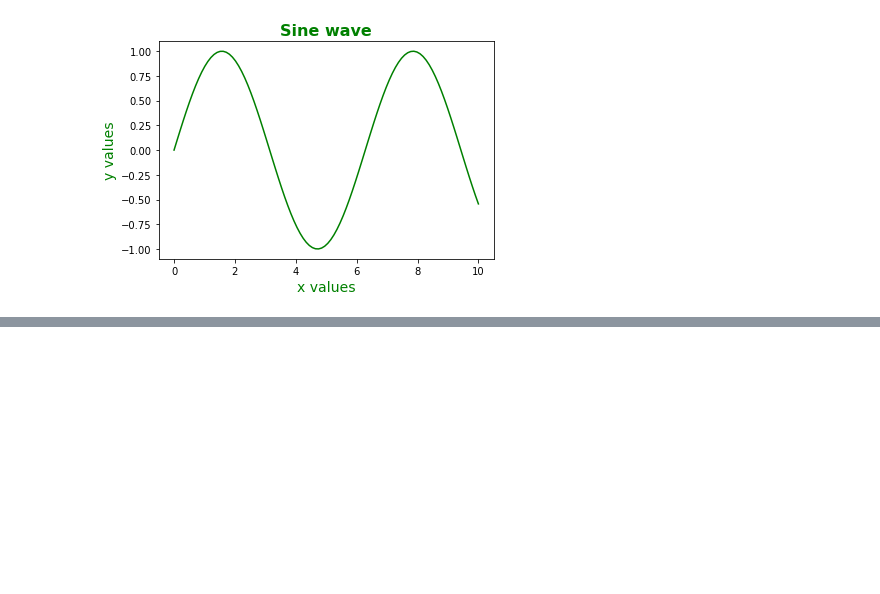
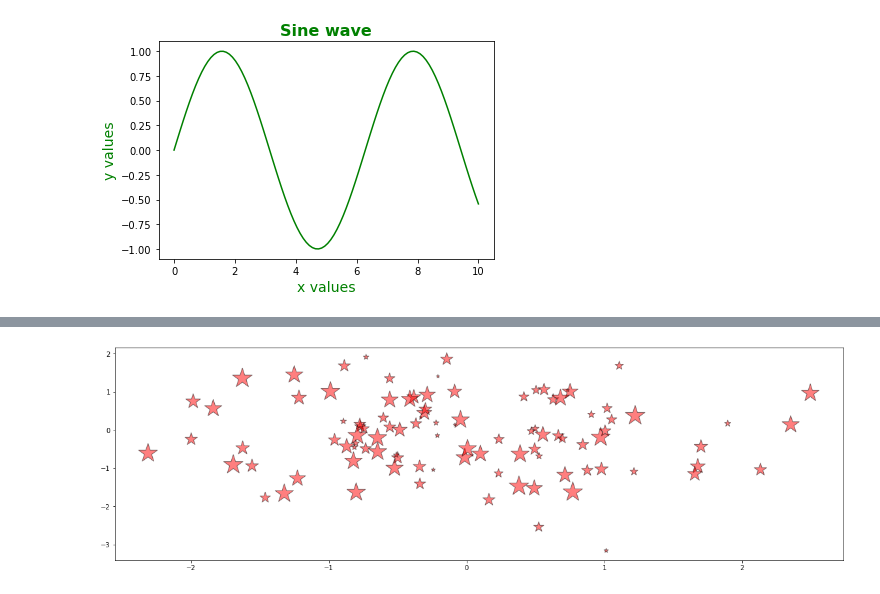
Before and after one commit to zaid-kamil/DP-SEP-PYDS-330-MTTF, a Jupyter notebook: data_analysis/visualization.ipynb, the cells around one changed output, grey strips where cells are left out. Drawn from its saved outputs; the diff is of its cells as text; code cells hidden in the pictures; blank space fills up the shorter version.

```diff
--- a/data_analysis/visualization.ipynb
+++ b/data_analysis/visualization.ipynb
@@ -56,0 +101,10 @@ plt.show()
+# %%
+# bubble plot
+fig = plt.figure(figsize=(20,6))
+x = np.random.randn(100)
+y = np.random.randn(100)
+size = np.random.randint(10,1000,100)
+plt.scatter(x, y, marker='*', color='red', s=size, alpha=.5,edgecolors='black')
+plt.show()
+# %% [output]
+[figure, added]
```
Also changed, not shown: parts of 12 cells of this notebook.
